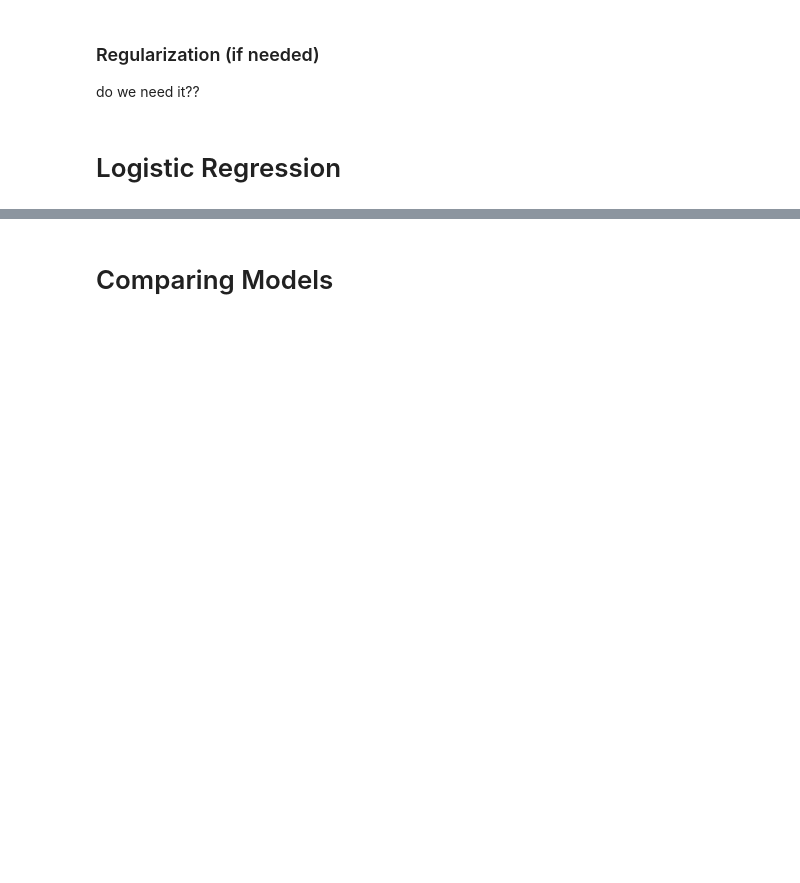
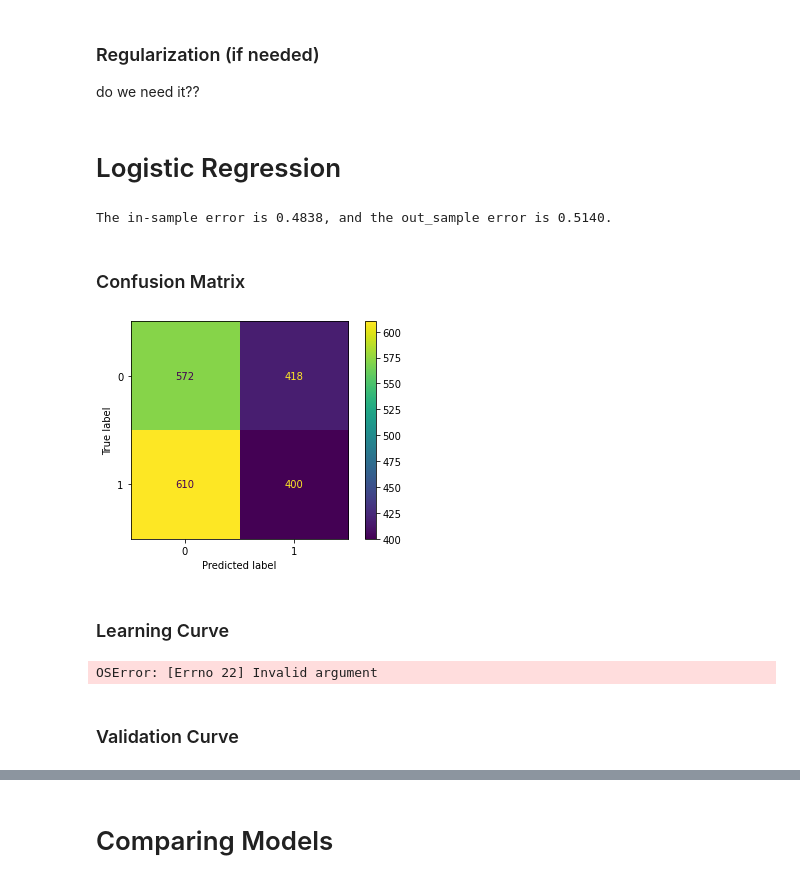
Before and after one commit to as2c/MLP---Cosmology, a Jupyter notebook: Optimization/Model_Evaluation.ipynb, the cells around one changed output, grey strips where cells are left out. Drawn from its saved outputs; the diff is of its cells as text; code cells hidden in the pictures; blank space fills up the shorter version.

```diff
--- a/Optimization/Model_Evaluation.ipynb
+++ b/Optimization/Model_Evaluation.ipynb
@@ -549,0 +541,26 @@ print(clf.best_score_)
+# %%
+clf = Pipeline([('scaler', StandardScaler() ),
+                        ('p_transformer', PolynomialFeatures(degree = 5)),
+                        ('clf', LogisticRegression(solver='liblinear'))])
+trained_model = clf.fit(X_train,Y_train)
+### Testing the model
+Y_pred = clf.predict(X_test)
+out_error = np.abs(Y_test - Y_pred).sum() / len(Y_test)
+
+in_error = np.abs(Y_train - clf.predict(X_train)  ).sum() / len(Y_train)
+
+print(f'The in-sample error is {in_error:.4f}, and the out_sample error is {out_error:.4f}.')
+# %% [output]
+The in-sample error is 0.4838, and the out_sample error is 0.5140.
+# %% [markdown]
+### Confusion Matrix
+# %%
+from sklearn.metrics import ConfusionMatrixDisplay
+cm = confusion_matrix(Y_test, Y_pred, labels=clf.classes_)
+disp = ConfusionMatrixDisplay(confusion_matrix=cm, display_labels=clf.classes_)
+disp.plot()
+plt.show()
+# %% [output]
+[figure, added]
+# %% [markdown]
+### Learning Curve
@@ -549,0 +569,37 @@ print(clf.best_score_)
+# %%
+ns = [10,100,200,250,300,500,1000,5000,6000,8000]
+train_sizes, train_scores, valid_scores = learning_curve(trained_model, X, Y, train_sizes=ns,
+                                                         cv=cv, scoring= scoring, n_jobs = -1)
+
+train_scores_mean =  train_scores.mean(axis = 1)
+train_scores_std = np.std(train_scores, axis=1)
+validation_scores_mean =  valid_scores.mean(axis = 1)
+validation_scores_std  = valid_scores.std(axis = 1)
+
+xlabel = 'Sample Size'
+ylabel = scoring
+plt_title = 'Learning Curve'
+
+fig = plt.figure()
+ax = fig.add_subplot(111, xlabel=xlabel, ylabel=ylabel, title=plt_title)
+ax.plot(train_sizes, train_scores_mean, label = 'Training Score')
+ax.plot(train_sizes, validation_scores_mean, label = 'Validation Score')
+
+plt.fill_between(train_sizes, train_scores_mean - train_scores_std,
+                 train_scores_mean + train_scores_std, alpha=0.2,
+                 color="darkblue", lw=2)
+plt.fill_between(train_sizes, validation_scores_mean - validation_scores_std,
+                 validation_scores_mean + validation_scores_std, alpha=0.2,
+                 color="darkgreen", lw=2)
+
+plt.legend()
+# plt.yscale('log')
+plt.show()
+
+print('Training scores:\n\n', pd.DataFrame( train_scores, columns=[f'cv{i+1}' for i in range(cv)], index=ns) )
+print('\n', '-' * 70) # separator to make the output easy to read
+print('\nValidation scores:\n\n', pd.DataFrame(valid_scores, columns=[f'cv{i+1}' for i in range(cv)], index=ns) )
+# %% [output]
+OSError: [Errno 22] Invalid argument
+# %% [markdown]
+### Validation Curve
```
Also changed, not shown: parts of 5 cells of this notebook.
